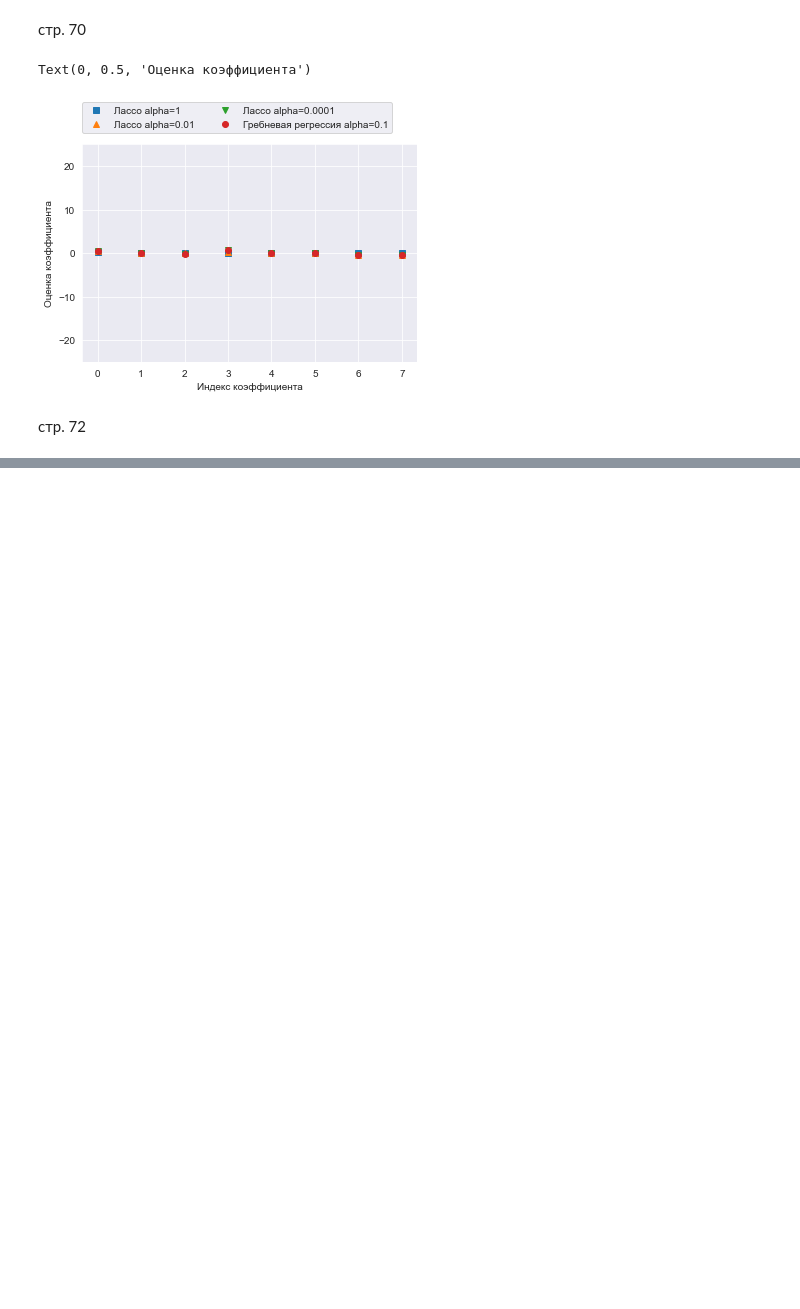
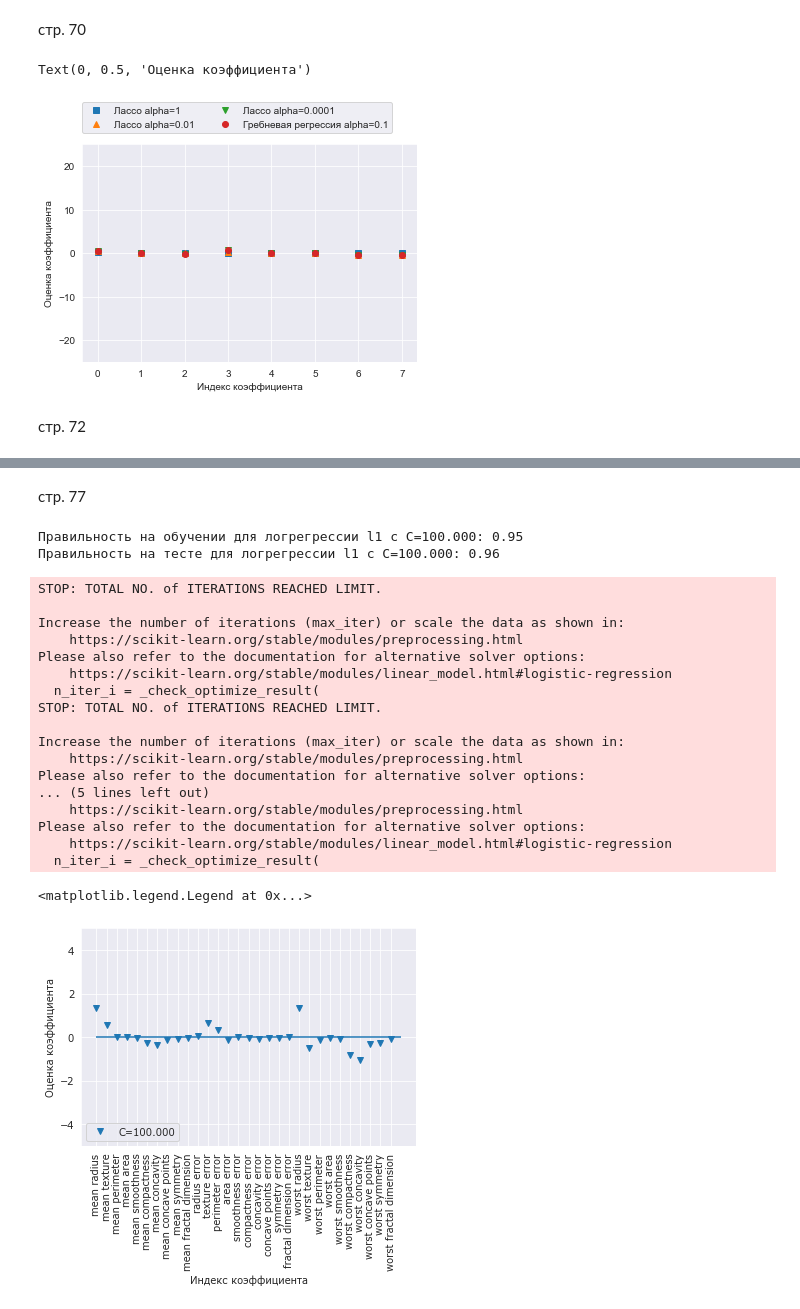
Before and after one commit to grigvlwork/ml_muller, a Jupyter notebook: chapter2.ipynb, the cells around one changed output, grey strips where cells are left out. Cells and saved outputs as stored; diff of their text form; code cells hidden in the pictures; blank space fills up the shorter version.

```diff
--- a/chapter2.ipynb
+++ b/chapter2.ipynb
@@ -610,0 +676,38 @@ mglearn.plots.plot_linear_svc_regularization()
+# %% [markdown]
+стр. 77
+# %%
+for C, marker in zip([0.001, 1, 100], ['o', '^', 'v']):
+    lr_l2 = LogisticRegression(C=C, penalty="l2").fit(X_train, y_train)
+print("Правильность на обучении для логрегрессии l1 с C={:.3f}: {:.2f}".format(
+    C, lr_l2.score(X_train, y_train)))
+print("Правильность на тесте для логрегрессии l1 с C={:.3f}: {:.2f}".format(
+    C, lr_l2.score(X_test, y_test)))
+plt.plot(lr_l2.coef_.T, marker, label="C={:.3f}".format(C))
+plt.xticks(range(cancer.data.shape[1]), cancer.feature_names, rotation=90)
+plt.hlines(0, 0, cancer.data.shape[1])
+plt.xlabel("Индекс коэффициента")
+plt.ylabel("Оценка коэффициента")
+plt.ylim(-5, 5)
+plt.legend(loc=3)
+# %% [output]
+Правильность на обучении для логрегрессии l1 с C=100.000: 0.95
+Правильность на тесте для логрегрессии l1 с C=100.000: 0.96
+STOP: TOTAL NO. of ITERATIONS REACHED LIMIT.
+
+Increase the number of iterations (max_iter) or scale the data as shown in:
+    https://scikit-learn.org/stable/modules/preprocessing.html
+Please also refer to the documentation for alternative solver options:
+    https://scikit-learn.org/stable/modules/linear_model.html#logistic-regression
+  n_iter_i = _check_optimize_result(
+STOP: TOTAL NO. of ITERATIONS REACHED LIMIT.
+
+Increase the number of iterations (max_iter) or scale the data as shown in:
+    https://scikit-learn.org/stable/modules/preprocessing.html
+Please also refer to the documentation for alternative solver options:
+... (5 lines left out)
+    https://scikit-learn.org/stable/modules/preprocessing.html
+Please also refer to the documentation for alternative solver options:
+    https://scikit-learn.org/stable/modules/linear_model.html#logistic-regression
+  n_iter_i = _check_optimize_result(
+<matplotlib.legend.Legend at 0x...>
+[figure, added]
```
Also changed, not shown: parts of 11 cells of this notebook.
